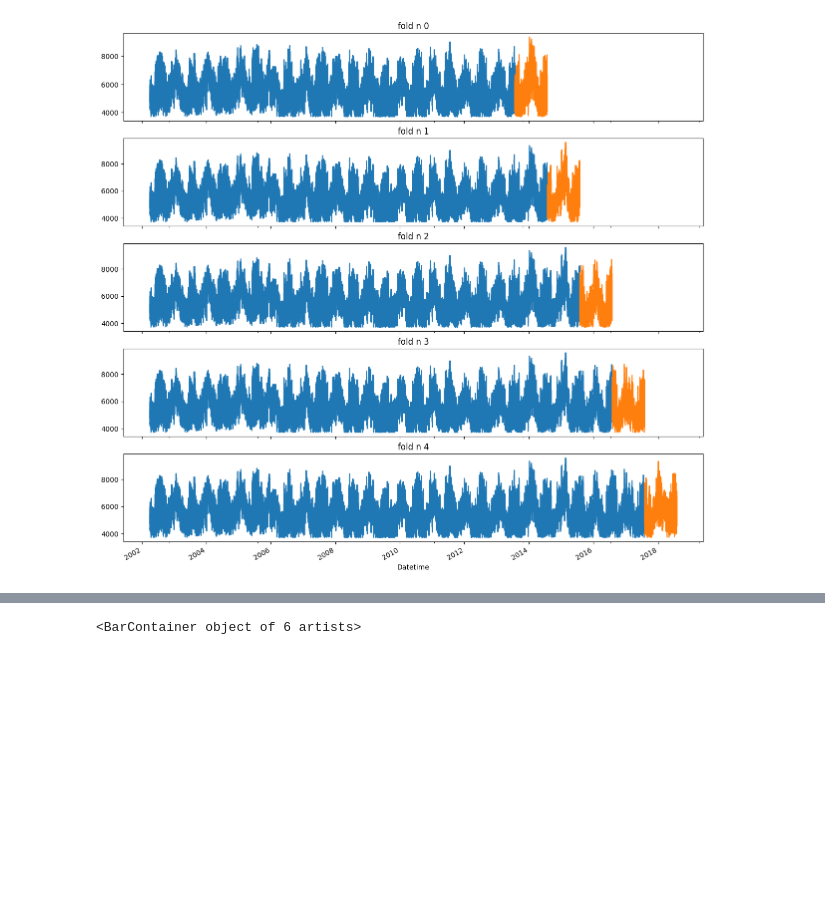
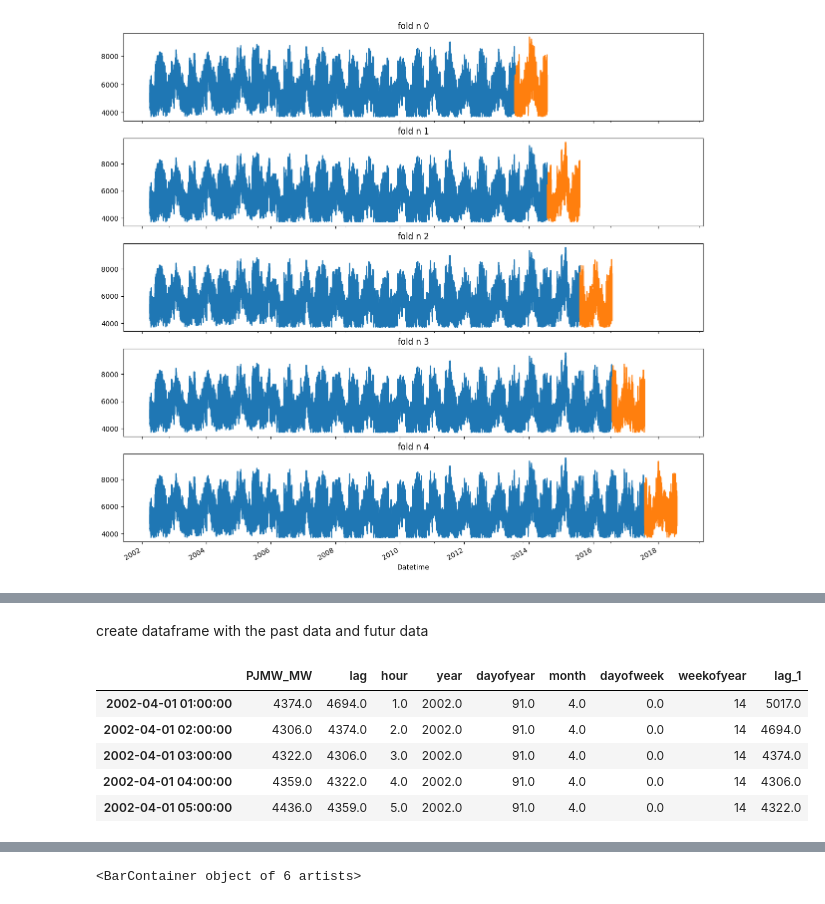
Before and after one commit to zakarya-elmimouni/energy_consumption, a Jupyter notebook: electrical_energy_forcasting1.ipynb, the cells around one changed output, grey strips where cells are left out. Saved outputs shown, nothing was run; the diff lists cells and outputs as text; code cells hidden in the pictures; blank space fills up the shorter version.

```diff
--- a/electrical_energy_forcasting1.ipynb
+++ b/electrical_energy_forcasting1.ipynb
@@ -133,7 +133,7 @@ def create_features(df):
     df['month']=df.index.month
     df['dayofweek']=df.index.dayofweek
     df['weekofyear'] = df.index.isocalendar().week
-    df['lag_1']=df['PJMW_MW'].shift(2)
+    df['lag_1']=df['PJMW_MW'].shift(1)
     return df
 # %%
 df=create_features(df)
@@ -270,0 +239,3 @@ XGBRegressor(base_score=0.5, booster='gbtree', callbacks=None,
+# %%
+futur=pd.date_range('2018-08-03','2019-08-03',freq='1h') # we want a frequency of one hour because the original data frame is incremented by one hour
+futur_df=pd.DataFrame(index=futur)
@@ -270,0 +251,13 @@ XGBRegressor(base_score=0.5, booster='gbtree', callbacks=None,
+# %% [markdown]
+create dataframe with the past data and futur data
+# %%
+concat_data=pd.concat([df,futur_df])
+# %%
+concat_data.head()
+# %% [output]
+|  | PJMW_MW | lag | hour | year | dayofyear | month | dayofweek | weekofyear | lag_1 |
+| 2002-04-01 01:00:00 | 4374.0 | 4694.0 | 1.0 | 2002.0 | 91.0 | 4.0 | 0.0 | 14 | 5017.0 |
+| 2002-04-01 02:00:00 | 4306.0 | 4374.0 | 2.0 | 2002.0 | 91.0 | 4.0 | 0.0 | 14 | 4694.0 |
+| 2002-04-01 03:00:00 | 4322.0 | 4306.0 | 3.0 | 2002.0 | 91.0 | 4.0 | 0.0 | 14 | 4374.0 |
+| 2002-04-01 04:00:00 | 4359.0 | 4322.0 | 4.0 | 2002.0 | 91.0 | 4.0 | 0.0 | 14 | 4306.0 |
+| 2002-04-01 05:00:00 | 4436.0 | 4359.0 | 5.0 | 2002.0 | 91.0 | 4.0 | 0.0 | 14 | 4322.0 |
```
Also changed, not shown: parts of 18 cells of this notebook.
